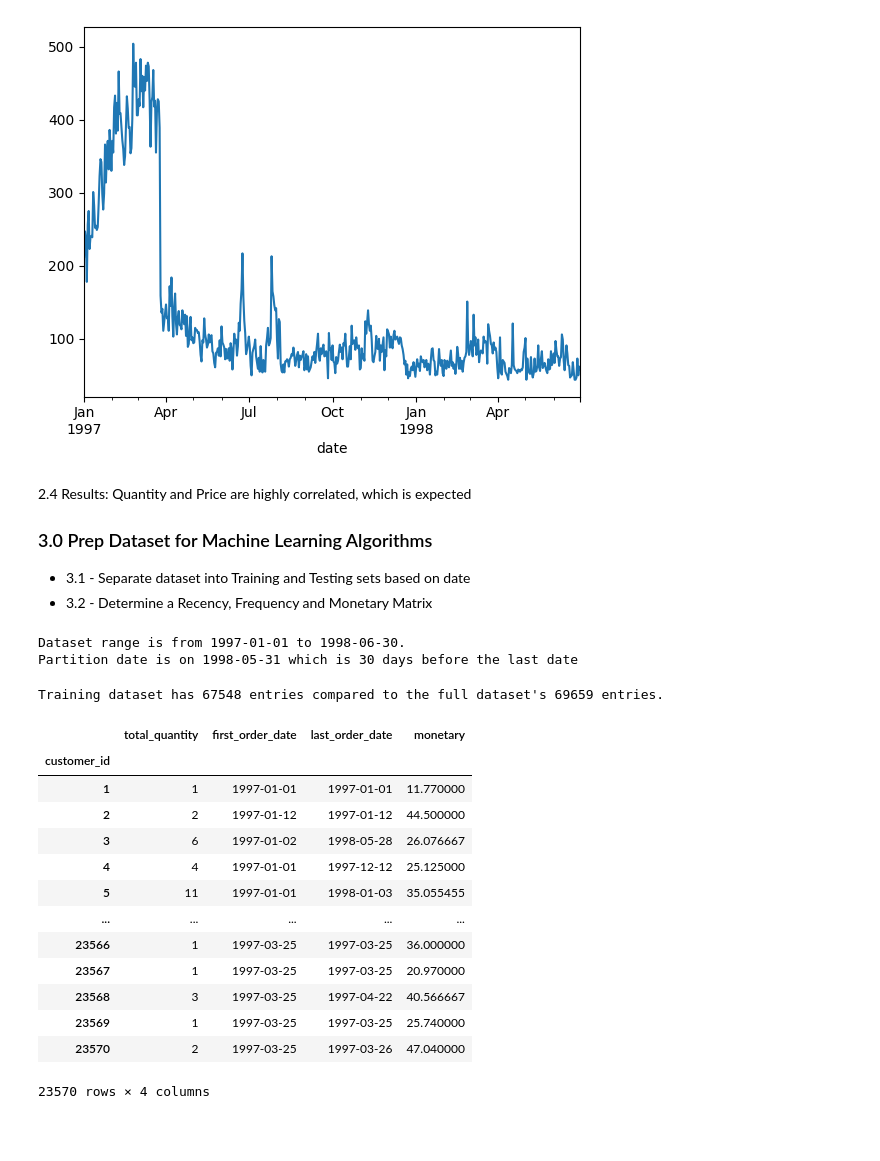
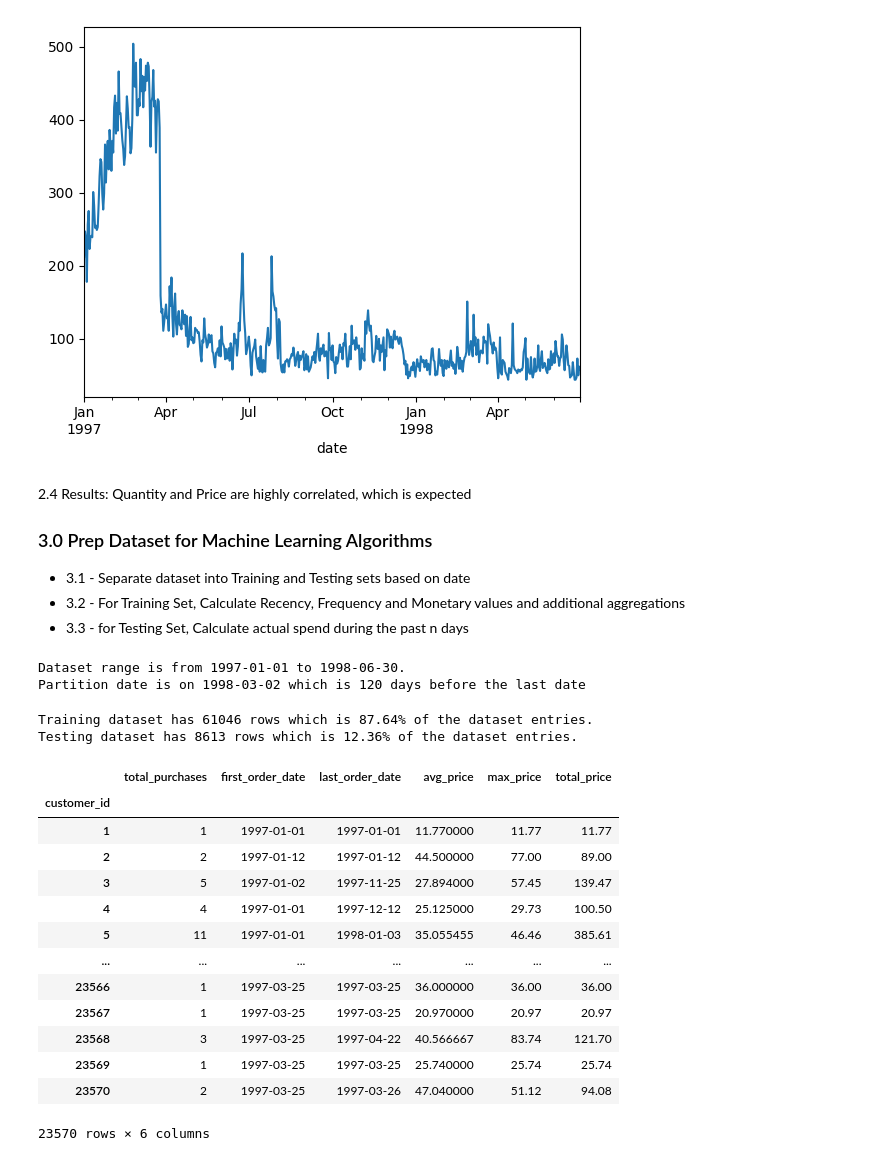
Before and after one commit to kymayodeji/marketing, a Jupyter notebook: eda.ipynb, the cells around one changed output. Drawn from its saved outputs; the diff is of its cells as text; code cells hidden in the pictures; blank space fills up the shorter version.

```diff
--- a/eda.ipynb
+++ b/eda.ipynb
@@ -187,44 +187,50 @@ daily_transactions.plot()
 ### 3.0 Prep Dataset for Machine Learning Algorithms
 
 * 3.1 - Separate dataset into Training and Testing sets based on date
-* 3.2 - Determine a Recency, Frequency and Monetary Matrix
+* 3.2 - For Training Set, Calculate Recency, Frequency and Monetary values and additional aggregations
+* 3.3 - for Testing Set, Calculate actual spend during the past n days
 # %%
-# Separate into Training set based on entries leading up to 30 days before the last data entry
-days_out = 30
+# 3.1a Identify a partition date that is n days before the last dataset record.
+n = 120 # choosing 120 days
 data_begin_date, data_final_day = data['date'].min(), data['date'].max()
-partition_date = data_final_day - pd.to_timedelta(days_out, unit = "d")
-print(f"Dataset range is from {data_begin_date.date()} to {data_final_day.date()}. \nPartition date is on {partition_date.date()} which is {days_out} days before the last date")
+partition_date = data_final_day - pd.to_timedelta(n, unit = "d")
+print(f"Dataset range is from {data_begin_date.date()} to {data_final_day.date()}. \nPartition date is on {partition_date.date()} which is {n} days before the last date")
 # %% [output]
 Dataset range is from 1997-01-01 to 1998-06-30.
-Partition date is on 1998-05-31 which is 30 days before the last date
+Partition date is on 1998-03-02 which is 120 days before the last date
-# %%
-training_set = data[data['date']< partition_date]
-print(f"Training dataset has {training_set.shape[0]} entries compared to the full dataset's {data.shape[0]} entries.")
-# %% [output]
-Training dataset has 67548 entries compared to the full dataset's 69659 entries.
+# %%
+# 3.1 b Separate into Training and Testing set based on entries before the n days and within the last n days
+training_set = data[data['date']< partition_date]
+testing_set =  data[data['date']>= partition_date]
+print(f"Training dataset has {training_set.shape[0]} rows which is {100*training_set.shape[0]/data.shape[0]:.2f}% of the dataset entries.")
+print(f"Testing dataset has {testing_set.shape[0]} rows which is {100*testing_set.shape[0]/data.shape[0]:.2f}% of the dataset entries.")
+# %% [output]
+Training dataset has 61046 rows which is 87.64% of the dataset entries.
+Testing dataset has 8613 rows which is 12.36% of the dataset entries.
 # %%
-# 3.2 Determine RFM Matrix
+# 3.2 Determine RFM Matrix for the training set
 # Retrieving the aggregations by customer id
+# Training
 rfm_training = training_set.groupby('customer_id') \
     .agg({ \
     "date": [np.count_nonzero, 'min', 'max'],\
-    "price": [np.average]\
+    "price": ['mean', 'max', 'sum']\
     } \
 )
-rfm_training.columns = ['total_quantity', 'first_order_date', 'last_order_date', 'monetary']
+rfm_training.columns = ['total_purchases', 'first_order_date', 'last_order_date', 'avg_price', 'max_price','total_price']
 rfm_training
 # %% [output]
-|  | total_quantity | first_order_date | last_order_date | monetary |
-| customer_id |  |  |  |  |
-| 1 | 1 | 1997-01-01 | 1997-01-01 | 11.770000 |
-| 2 | 2 | 1997-01-12 | 1997-01-12 | 44.500000 |
-| 3 | 6 | 1997-01-02 | 1998-05-28 | 26.076667 |
-| 4 | 4 | 1997-01-01 | 1997-12-12 | 25.125000 |
-| 5 | 11 | 1997-01-01 | 1998-01-03 | 35.055455 |
-| ... | ... | ... | ... | ... |
-| 23566 | 1 | 1997-03-25 | 1997-03-25 | 36.000000 |
-| 23567 | 1 | 1997-03-25 | 1997-03-25 | 20.970000 |
-| 23568 | 3 | 1997-03-25 | 1997-04-22 | 40.566667 |
-| 23569 | 1 | 1997-03-25 | 1997-03-25 | 25.740000 |
-| 23570 | 2 | 1997-03-25 | 1997-03-26 | 47.040000 |
+|  | total_purchases | first_order_date | last_order_date | avg_price | max_price | total_price |
+| customer_id |  |  |  |  |  |  |
+| 1 | 1 | 1997-01-01 | 1997-01-01 | 11.770000 | 11.77 | 11.77 |
+| 2 | 2 | 1997-01-12 | 1997-01-12 | 44.500000 | 77.00 | 89.00 |
+| 3 | 5 | 1997-01-02 | 1997-11-25 | 27.894000 | 57.45 | 139.47 |
+| 4 | 4 | 1997-01-01 | 1997-12-12 | 25.125000 | 29.73 | 100.50 |
+| 5 | 11 | 1997-01-01 | 1998-01-03 | 35.055455 | 46.46 | 385.61 |
+| ... | ... | ... | ... | ... | ... | ... |
+| 23566 | 1 | 1997-03-25 | 1997-03-25 | 36.000000 | 36.00 | 36.00 |
+| 23567 | 1 | 1997-03-25 | 1997-03-25 | 20.970000 | 20.97 | 20.97 |
+| 23568 | 3 | 1997-03-25 | 1997-04-22 | 40.566667 | 83.74 | 121.70 |
+| 23569 | 1 | 1997-03-25 | 1997-03-25 | 25.740000 | 25.74 | 25.74 |
+| 23570 | 2 | 1997-03-25 | 1997-03-26 | 47.040000 | 51.12 | 94.08 |
-23570 rows × 4 columns
+23570 rows × 6 columns
```
Also changed, not shown: parts of 8 cells of this notebook, 2 other files.
